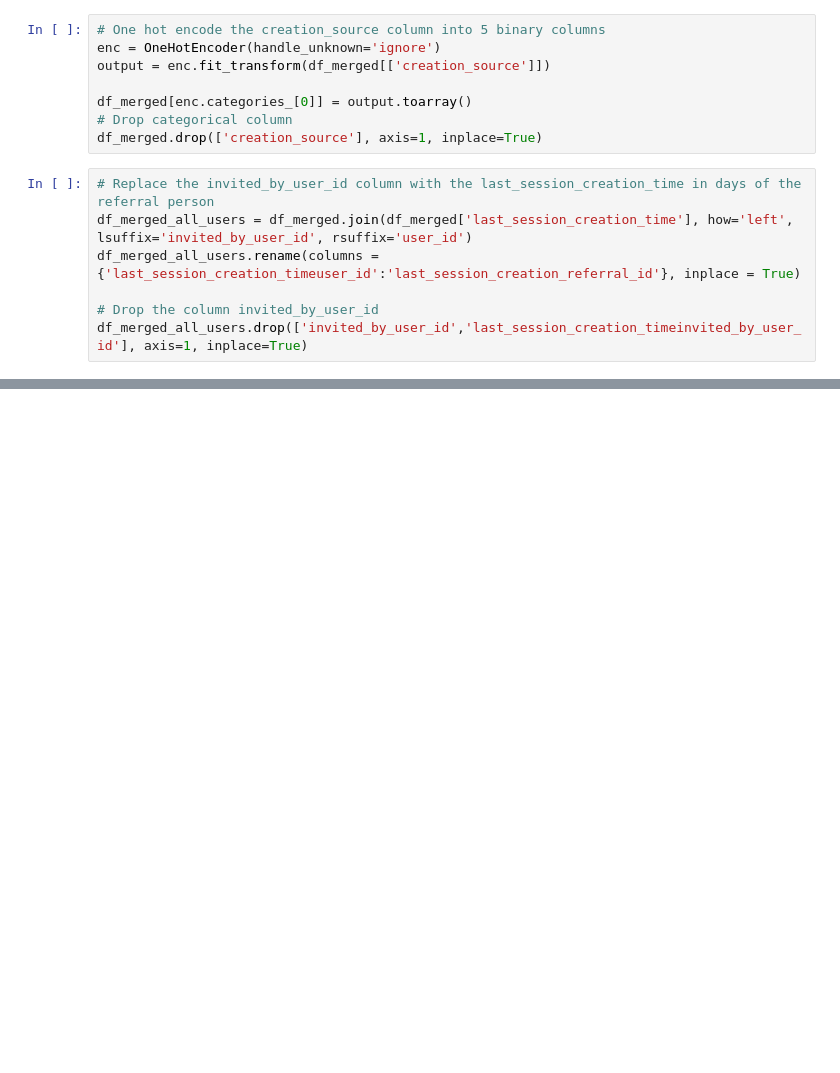
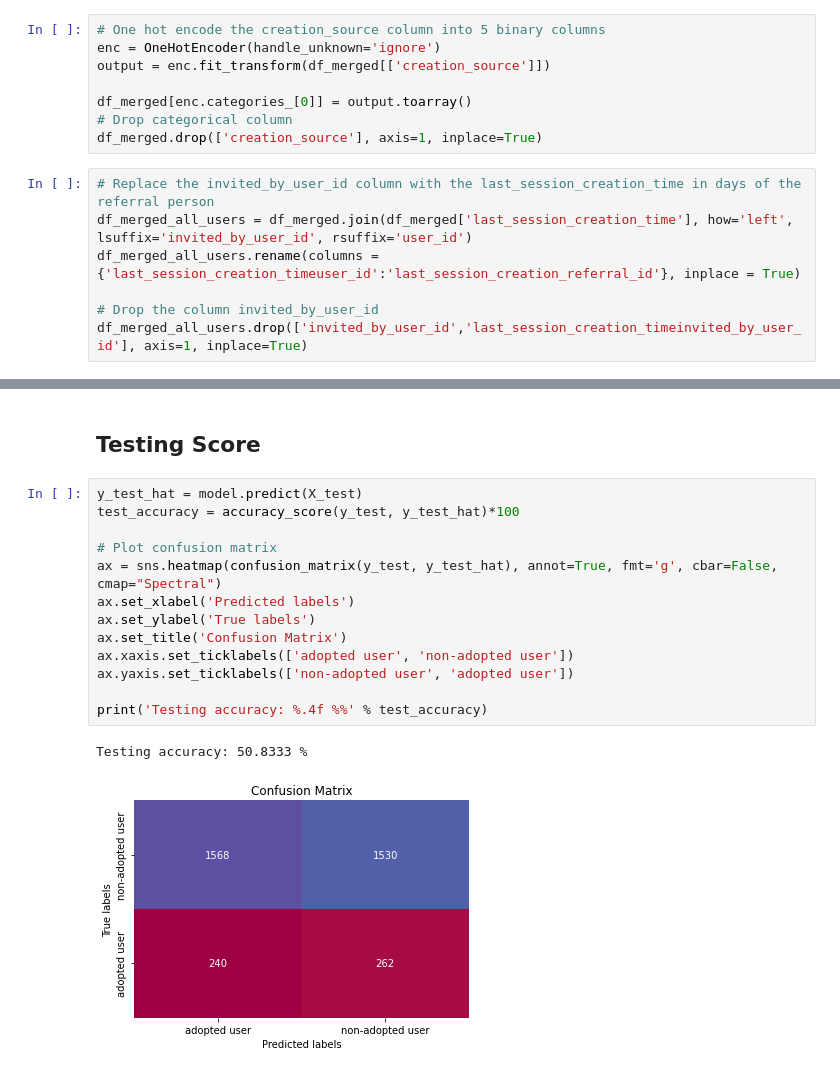
Before and after one commit to melissavhan/Springboard, a Jupyter notebook: Take Home assignment #2.ipynb, the cells around one changed output, grey strips where cells are left out. Cells and saved outputs as stored; diff of their text form; blank space fills up the shorter version.

```diff
--- a/Take Home assignment #2.ipynb
+++ b/Take Home assignment #2.ipynb
@@ -264,0 +403,18 @@ df_merged_all_users.groupby(by='adopted_user').mean()
+# %% [markdown]
+## Testing Score
+# %%
+y_test_hat = model.predict(X_test)
+test_accuracy = accuracy_score(y_test, y_test_hat)*100
+
+# Plot confusion matrix
+ax = sns.heatmap(confusion_matrix(y_test, y_test_hat), annot=True, fmt='g', cbar=False, cmap="Spectral")
+ax.set_xlabel('Predicted labels')
+ax.set_ylabel('True labels')
+ax.set_title('Confusion Matrix')
+ax.xaxis.set_ticklabels(['adopted user', 'non-adopted user'])
+ax.yaxis.set_ticklabels(['non-adopted user', 'adopted user'])
+
+print('Testing accuracy: %.4f %%' % test_accuracy)
+# %% [output]
+Testing accuracy: 50.8333 %
+[figure, added]
```
Also changed, not shown: parts of 31 cells of this notebook.
